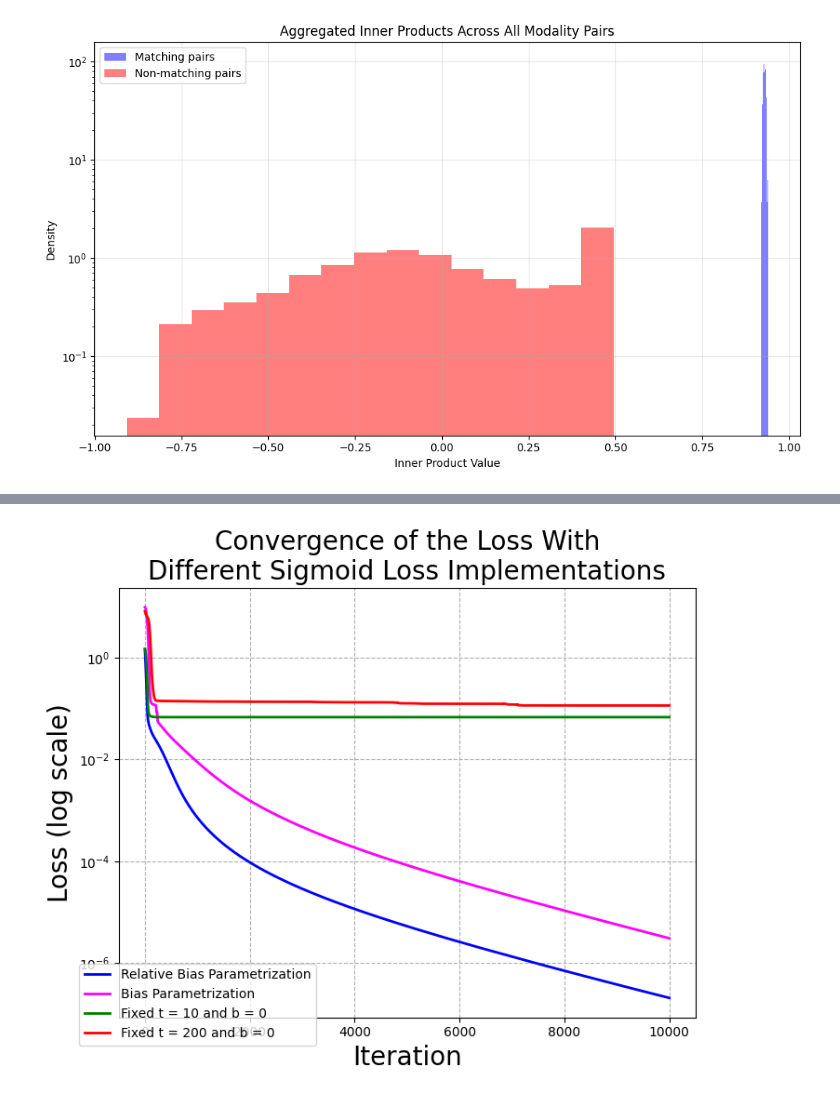
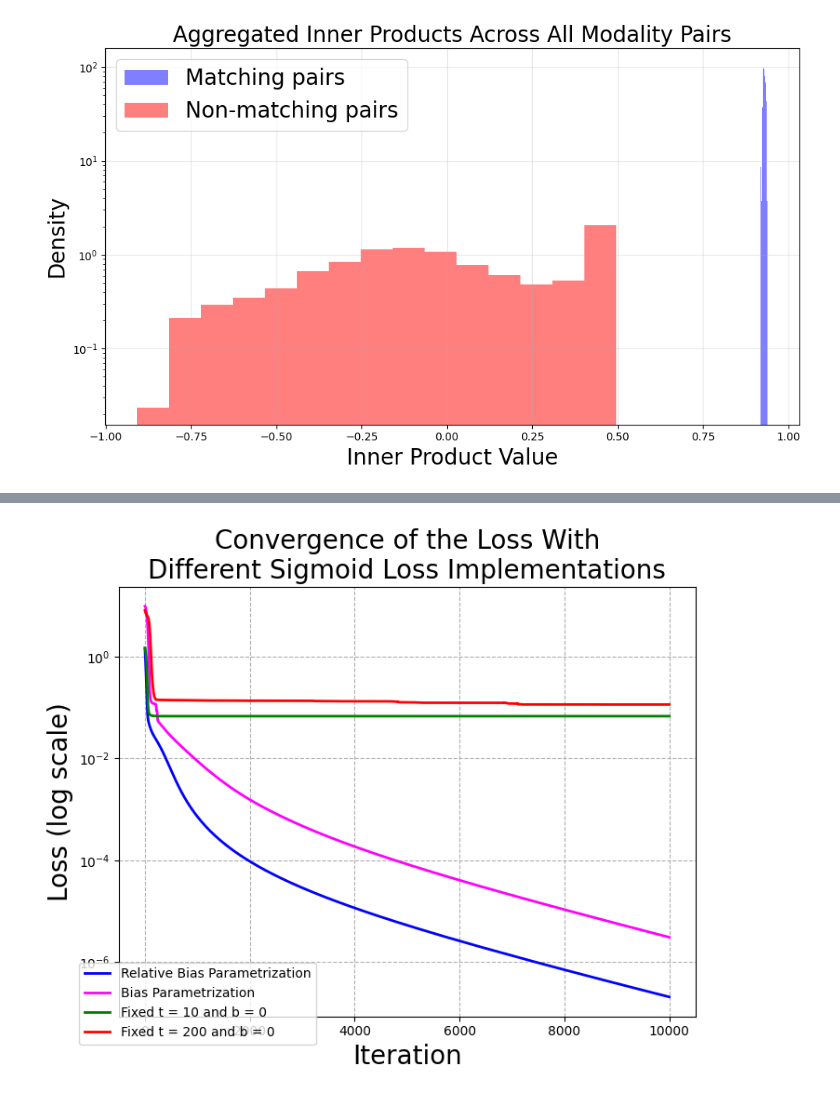
Before and after one commit to BangachevKiril/RepresentationLearningTheory, a Jupyter notebook: SigLIP/MoreModalities.ipynb, the cells around one changed output, grey strips where cells are left out. Drawn from its saved outputs; the diff is of its cells as text; code cells hidden in the pictures.

```diff
--- a/SigLIP/MoreModalities.ipynb
+++ b/SigLIP/MoreModalities.ipynb
@@ -26,7 +28,7 @@ initial_temperature = 10.0
 initial_relative_bias = 0.0
 bias_is_trainable = True
 
-print(f"Using device: {device_str}")
+#print(f"Using device: {device_str}")
 print(f"Running experiment with: n_classes={n_classes}, dim={dim}, n_modalities={n_modalities}, n_epochs={n_epochs}")
 print(f"Loss params: temperature={initial_temperature}, relative_bias={initial_relative_bias}, trainable_bias={bias_is_trainable}")
 
@@ -71,11 +73,6 @@ for epoch in range(n_epochs):
 
     relative_bias_losses.append(total_loss.item())
 
-    if (epoch + 1) % 100 == 0:
-        tb = criterion.get_temperature()
-        rb = criterion.get_bias()
-        print(f"[{epoch+1}/{n_epochs}]  loss={total_loss:.4f}  T={tb:.4f}  rb={rb:.4f}")
-
 print("\n--- Training Complete ---")
 print(f"Final Loss: {relative_bias_losses[-1]:.4f}")
 print(f"Final Temperature: {criterion.get_temperature():.4f}")
@@ -104,32 +91,32 @@ Final Bias Value: 0.7210
 # %%
 # Aggregate matching/non-matching inner products across all modality pairs into one plot
 combined_matching = []
 combined_nonmatching = []
 
 for i in range(n_modalities):
         for j in range(i + 1, n_modalities):
                 ip = final_vectors[i] @ final_vectors[j].T
 
                 # Matching pairs (diagonal)
                 combined_matching.extend(torch.diag(ip).detach().cpu().numpy())
 
                 # Non-matching pairs (off-diagonal)
                 mask = ~torch.eye(n_classes, dtype=bool, device=ip.device)
                 combined_nonmatching.extend(ip[mask].detach().cpu().numpy())
 
 plt.figure(figsize=(10, 6))
 plt.hist(combined_matching, bins=15, alpha=0.5, label='Matching pairs', color='blue', density=True, log=True)
 plt.hist(combined_nonmatching, bins=15, alpha=0.5, label='Non-matching pairs', color='red', density=True, log=True)
 
-plt.xlabel('Inner Product Value')
-plt.ylabel('Density')
-plt.title('Aggregated Inner Products Across All Modality Pairs')
-plt.legend()
+plt.xlabel('Inner Product Value', fontsize = 20)
+plt.ylabel('Density', fontsize = 20)
+plt.title('Aggregated Inner Products Across All Modality Pairs', fontsize = 20)
+plt.legend(fontsize = 20)
 plt.grid(True, alpha=0.3)
 plt.tight_layout()
 plt.show()
 # %% [output]
-[figure, old version]
+[figure, new version]
 # %%
 torch.manual_seed(50)
 
```
Also changed, not shown: parts of 12 cells of this notebook.
